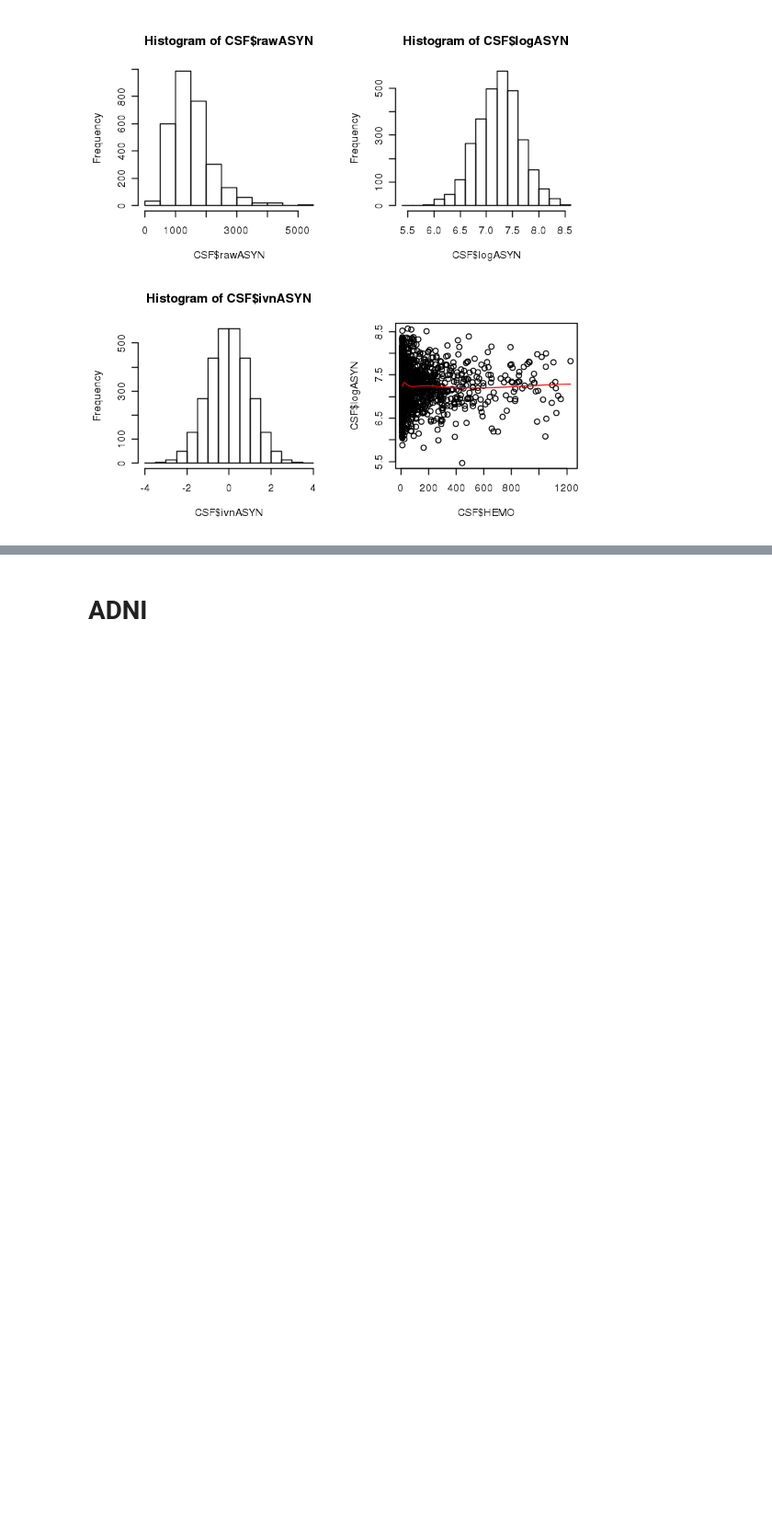
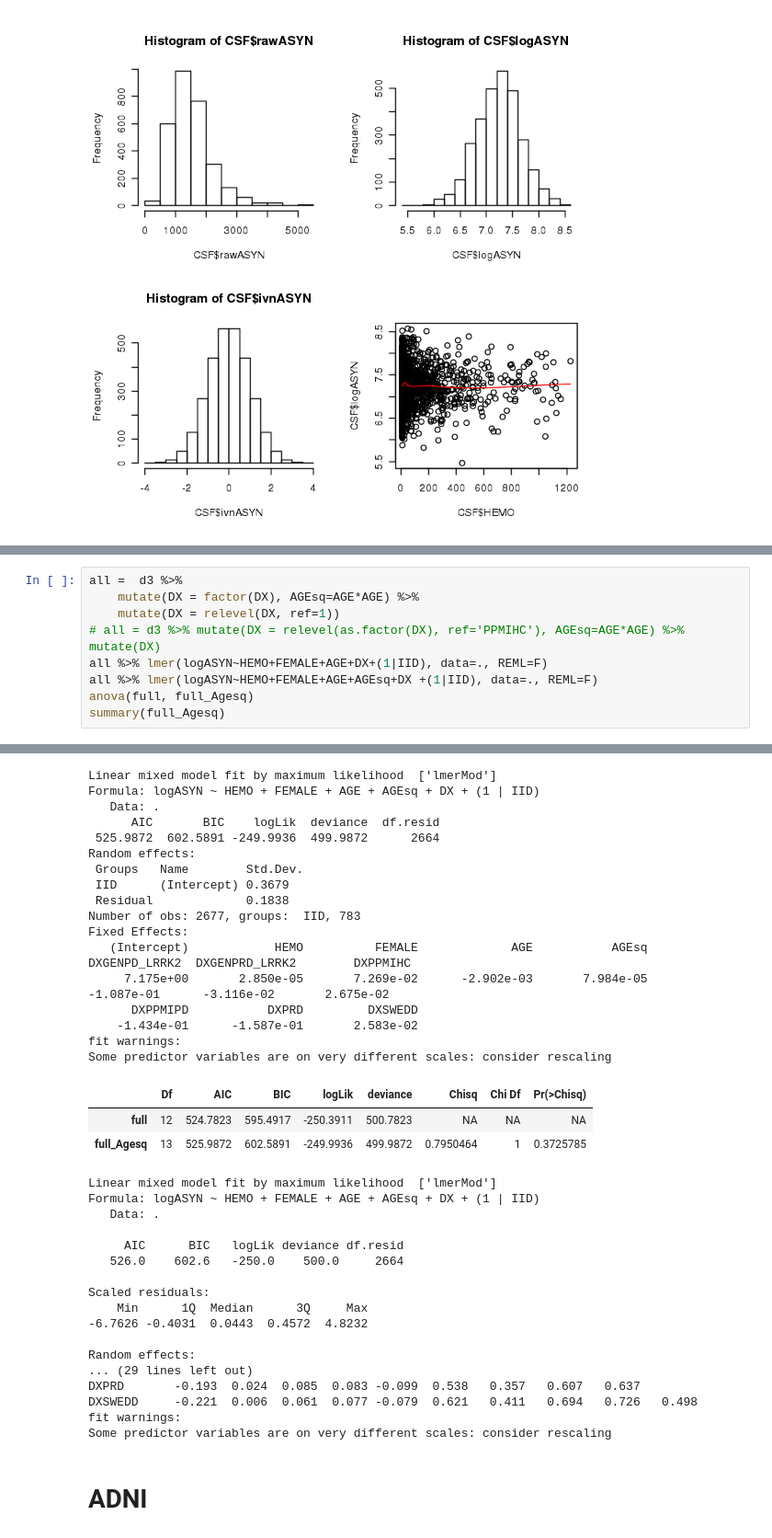
Before and after one commit to hirotaka-i/sp01_ASYN, a Jupyter notebook: Pheno_ASYN.ipynb, the cells around one changed output, grey strips where cells are left out. Shown at 92% size. Saved outputs shown, nothing was run; the diff lists cells and outputs as text; blank space fills up the shorter version.

```diff
--- a/Pheno_ASYN.ipynb
+++ b/Pheno_ASYN.ipynb
@@ -221,0 +267,10 @@ AGE    -0.059  0.037 -0.003 -0.917
+# %%
+all =  d3 %>%
+    mutate(DX = factor(DX), AGEsq=AGE*AGE) %>%
+    mutate(DX = relevel(DX, ref=1))
+# all = d3 %>% mutate(DX = relevel(as.factor(DX), ref='PPMIHC'), AGEsq=AGE*AGE) %>% mutate(DX)
+all %>% lmer(logASYN~HEMO+FEMALE+AGE+DX+(1|IID), data=., REML=F)
+all %>% lmer(logASYN~HEMO+FEMALE+AGE+AGEsq+DX +(1|IID), data=., REML=F)
+anova(full, full_Agesq)
+summary(full_Agesq)
+# %% [output]
@@ -222,3 +294,40 @@ AGE    -0.059  0.037 -0.003 -0.917
+Linear mixed model fit by maximum likelihood  ['lmerMod']
+Formula: logASYN ~ HEMO + FEMALE + AGE + AGEsq + DX + (1 | IID)
+   Data: .
+      AIC       BIC    logLik  deviance  df.resid
+ 525.9872  602.5891 -249.9936  499.9872      2664
+Random effects:
+ Groups   Name        Std.Dev.
+ IID      (Intercept) 0.3679
+ Residual             0.1838
+Number of obs: 2677, groups:  IID, 783
+Fixed Effects:
+   (Intercept)            HEMO          FEMALE             AGE           AGEsq   DXGENPD_LRRK2  DXGENPRD_LRRK2        DXPPMIHC
+     7.175e+00       2.850e-05       7.269e-02      -2.902e-03       7.984e-05      -1.087e-01      -3.116e-02       2.675e-02
+      DXPPMIPD           DXPRD         DXSWEDD
+    -1.434e-01      -1.587e-01       2.583e-02
+fit warnings:
+Some predictor variables are on very different scales: consider rescaling
+|  | Df | AIC | BIC | logLik | deviance | Chisq | Chi Df | Pr(>Chisq) |
+| full | 12 | 524.7823 | 595.4917 | -250.3911 | 500.7823 | NA | NA | NA |
+| full_Agesq | 13 | 525.9872 | 602.5891 | -249.9936 | 499.9872 | 0.7950464 | 1 | 0.3725785 |
+Linear mixed model fit by maximum likelihood  ['lmerMod']
+Formula: logASYN ~ HEMO + FEMALE + AGE + AGEsq + DX + (1 | IID)
+   Data: .
+
+     AIC      BIC   logLik deviance df.resid
+   526.0    602.6   -250.0    500.0     2664
+
+Scaled residuals:
+    Min      1Q  Median      3Q     Max
+-6.7626 -0.4031  0.0443  0.4572  4.8232
+
+Random effects:
+... (29 lines left out)
+DXPRD       -0.193  0.024  0.085  0.083 -0.099  0.538   0.357   0.607   0.637
+DXSWEDD     -0.221  0.006  0.061  0.077 -0.079  0.621   0.411   0.694   0.726   0.498
+fit warnings:
+Some predictor variables are on very different scales: consider rescaling
 # %% [markdown]
 # ADNI
 # %%
```
Also changed, not shown: parts of 6 cells of this notebook, 3 other files.
